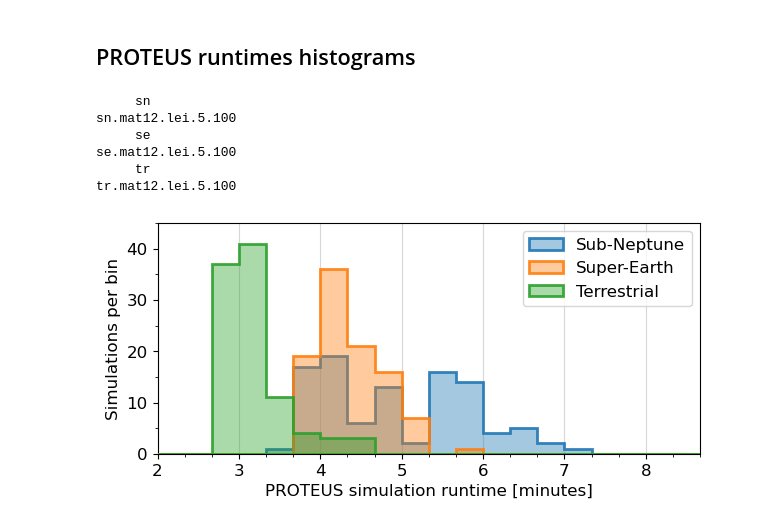
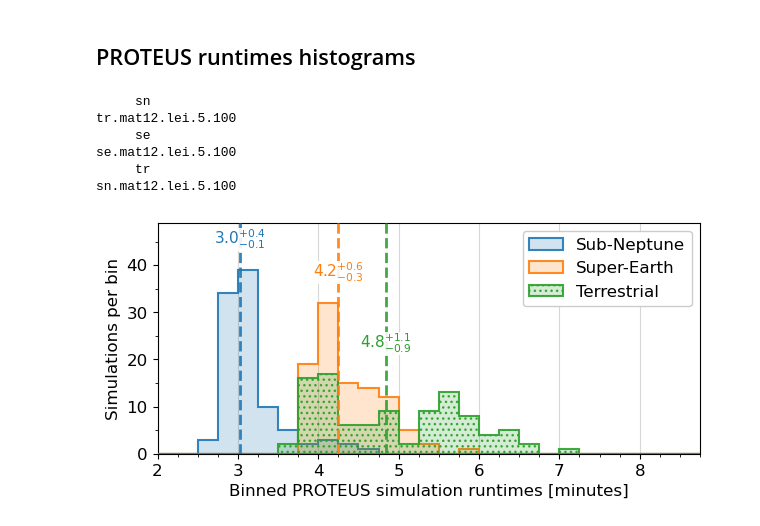
Before and after one commit to nichollsh/proteus_analysis, a Jupyter notebook: bayesopt.ipynb, the cells around one changed output. Saved outputs shown, nothing was run; the diff lists cells and outputs as text; code cells hidden in the pictures.

```diff
--- a/bayesopt.ipynb
+++ b/bayesopt.ipynb
@@ -40,13 +40,15 @@ DPI=400
 # SIM_DIR = "data/"
 
 THESIS_DIR = "/data/hen28/Projects/thesis_pipeline"
-SIM_DIR = "data/"
+SIM_DIR = "data/bayesopt_recent/"
+
+abcd = 'abcdefghijklmnopqrstuvwxyz'
 # %%
 
 age_min = 1e5
 age_max = 4e9
 
-gas_list = ["H2O", "H2", "CO2", "CO", "CH4", "N2", "NH3", "H2S", "SO2"]
+gas_list = ["H2O", "H2", "O2", "CO2", "CO", "CH4", "N2", "NH3", "H2S", "SO2"]
 
 
 # Standard plotting colours
@@ -59,6 +61,7 @@ preset_colours = {
     'H2': '#008C01',
     'CH4': '#C720DD',
     'CO': '#D1AC02',
+    'O2': '#88bb22',
     'N2': '#870036',
     'S2': '#FF8FA1',
     'SO2': '#00008B',
@@ -219,7 +222,7 @@ def get_var_props(key):
         ylim  = [0.8, 3.2]
     elif key == 'interior_struct.core_frac':
         scale = 1e-2
-        ylbl = "Core\n[%]"
+        ylbl = "Core\nfrac\n[%]"
         ytck = [40, 50, 60]
         ylim = [30, 70]
     elif key == 'outgas.fO2_shift_IW':
@@ -1588,7 +1607,7 @@ def plot_runtime_stats():
 
     fig,ax = plt.subplots(1,1,figsize=(7,3))
 
-    dx = 20
+    dx = 15
     bins = np.arange(2, 9, dx/60.0)
 
     ymax = 1
@@ -1596,7 +1615,7 @@ def plot_runtime_stats():
     # for each BO run
     global bo_suffixes
     iplt = 0
-    for iax, bo_key in enumerate(show_cases):
+    for iax, bo_key in enumerate(show_cases[::-1]):
         suf = show_cases[iax].split(".")[0]
         print("    ", suf)
 
@@ -1604,49 +1623,63 @@ def plot_runtime_stats():
         print(bo_key)
         log = bo['log']
 
+        # style
         col = bo_cols[suf]
+        if suf=='tr':
+            hatch = '...'
+        else:
+            hatch = ''
 
         # get values for each worker process
         clocktimes = []
         for isim in range(len(log)):
             clocktimes.append(log[isim]['end_time'] - log[isim]['start_time'])
         clocktimes = np.array(clocktimes) / 60  # convert to minutes
 
-
-        fc = mpl.colors.to_rgba(col, alpha=0.4)
+        # histogram
+        fc = mpl.colors.to_rgba(col, alpha=0.2)
         ec = mpl.colors.to_rgba(col, alpha=0.9)
-        n, bins, patches = ax.hist(clocktimes, bins=bins, color=fc,
+        n, bins, patches = ax.hist(clocktimes, bins=bins,
                                         histtype='stepfilled',
                                         label=bo_tits[suf],
-                                        zorder=4,
-                                        edgecolor=ec,
-                                        lw=2)
+                                        zorder=4,  color=fc,
+                                        edgecolor=ec,  hatch=hatch,
+                                        lw=1.5)
+
+        # stats
+        ct_median = np.median(clocktimes)
+        ct_sigp = np.percentile(clocktimes, 84) - ct_median
+        ct_sigm = ct_median - np.percentile(clocktimes, 16)
+        ax.axvline(ct_median, color=col, lw=2, alpha=0.9, zorder=8, ls='dashed')
+        ct_lbl = f"{ct_median:.1f}" + r"$^{" + f"+{ct_sigp:.1f}" + r"}_{" + f"-{ct_sigm:.1f}" + r"}$"
+        ax.annotate(ct_lbl, xy=(ct_median, np.amax(n)+4), xytext=(0, 0), textcoords='offset points',
+                    color=col, fontsize=11, ha='center', va='bottom', zorder=9, bbox=dict(ec='none', facecolor='white', alpha=0.9, pad=0))
 
         ymax = max(ymax, np.amax(n))
 
-    ax.legend()
+    ax.legend(facecolor='white', framealpha=1)
     ax.grid(zorder=-2, alpha=0.5, axis='x')
 
     ax.set_ylabel("Simulations per bin")
-    ax.set_ylim(0, ymax*1.1)
+    ax.set_ylim(0, ymax+10)
     ax.yaxis.set_major_locator(mpl.ticker.MultipleLocator(10))
     ax.yaxis.set_minor_locator(mpl.ticker.MultipleLocator(5))
 
     ax.set_xlim(np.amin(bins), np.amax(bins))
     ax.xaxis.set_major_locator(mpl.ticker.MultipleLocator(1))
     ax.xaxis.set_minor_locator(mpl.ticker.MultipleLocator(dx/60))
-    ax.set_xlabel("PROTEUS simulation runtime [minutes]", fontsize=font["size"])
+    ax.set_xlabel("Binned PROTEUS simulation runtimes [minutes]", fontsize=font["size"])
 
     fig.subplots_adjust(wspace=0.05, hspace=0.05)
     plt.show()
     fig.savefig(f"output/bo_behave_runtime.pdf", bbox_inches='tight', dpi=DPI, pad_inches=0.01)
 
 plot_runtime_stats()
 # %% [output]
      sn
-sn.mat12.lei.5.100
+tr.mat12.lei.5.100
      se
 se.mat12.lei.5.100
      tr
-tr.mat12.lei.5.100
+sn.mat12.lei.5.100
-[figure, old version]
+[figure, new version]
```
Also changed, not shown: parts of 7 cells of this notebook, 1 other file.
